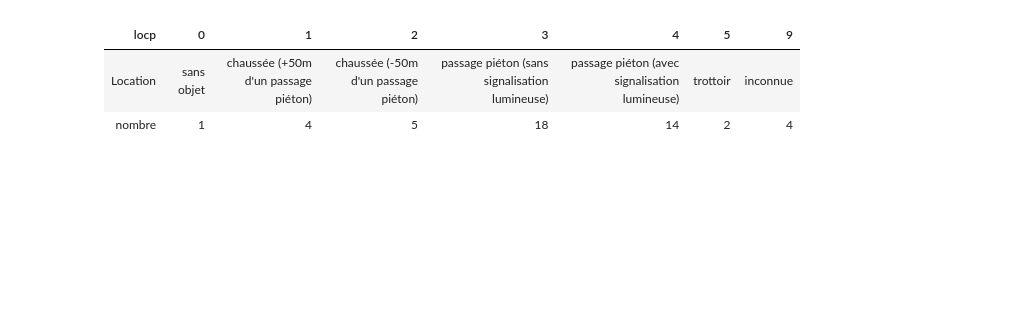
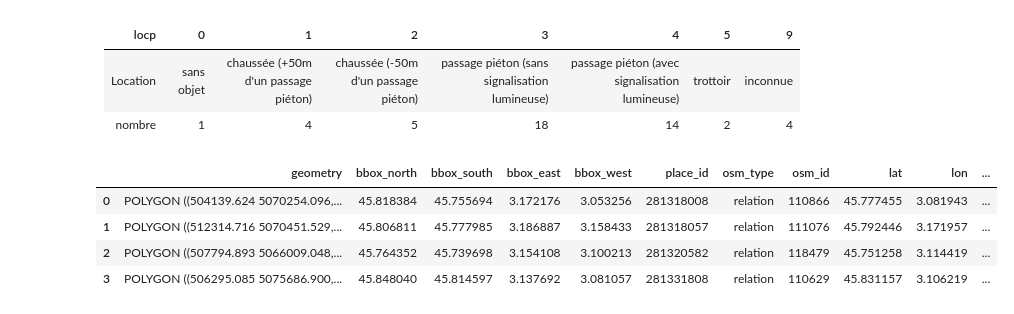
Before and after one commit to thmegy/AccidentsDeLaRoute, a Jupyter notebook: accidents_route.ipynb, the cells around one changed output. Cells and saved outputs as stored; diff of their text form; code cells hidden in the pictures; blank space fills up the shorter version.

```diff
--- a/accidents_route.ipynb
+++ b/accidents_route.ipynb
@@ -167,0 +208,10 @@ Name: locp, dtype: int64
+# %%
+city = ox.geocode_to_gdf(places)
+# %%
+ox.project_gdf(city)
+# %% [output]
+|  | geometry | bbox_north | bbox_south | bbox_east | bbox_west | place_id | osm_type | osm_id | lat | lon | ... |
+| 0 | POLYGON ((504139.624 5070254.096,... | 45.818384 | 45.755694 | 3.172176 | 3.053256 | 281318008 | relation | 110866 | 45.777455 | 3.081943 | ... |
+| 1 | POLYGON ((512314.716 5070451.529,... | 45.806811 | 45.777985 | 3.186887 | 3.158433 | 281318057 | relation | 111076 | 45.792446 | 3.171957 | ... |
+| 2 | POLYGON ((507794.893 5066009.048,... | 45.764352 | 45.739698 | 3.154108 | 3.100213 | 281320582 | relation | 118479 | 45.751258 | 3.114419 | ... |
+| 3 | POLYGON ((506295.085 5075686.900,... | 45.848040 | 45.814597 | 3.137692 | 3.081057 | 281331808 | relation | 110629 | 45.831157 | 3.106219 | ... |
```
Also changed, not shown: parts of 22 cells of this notebook, 1 other file.
